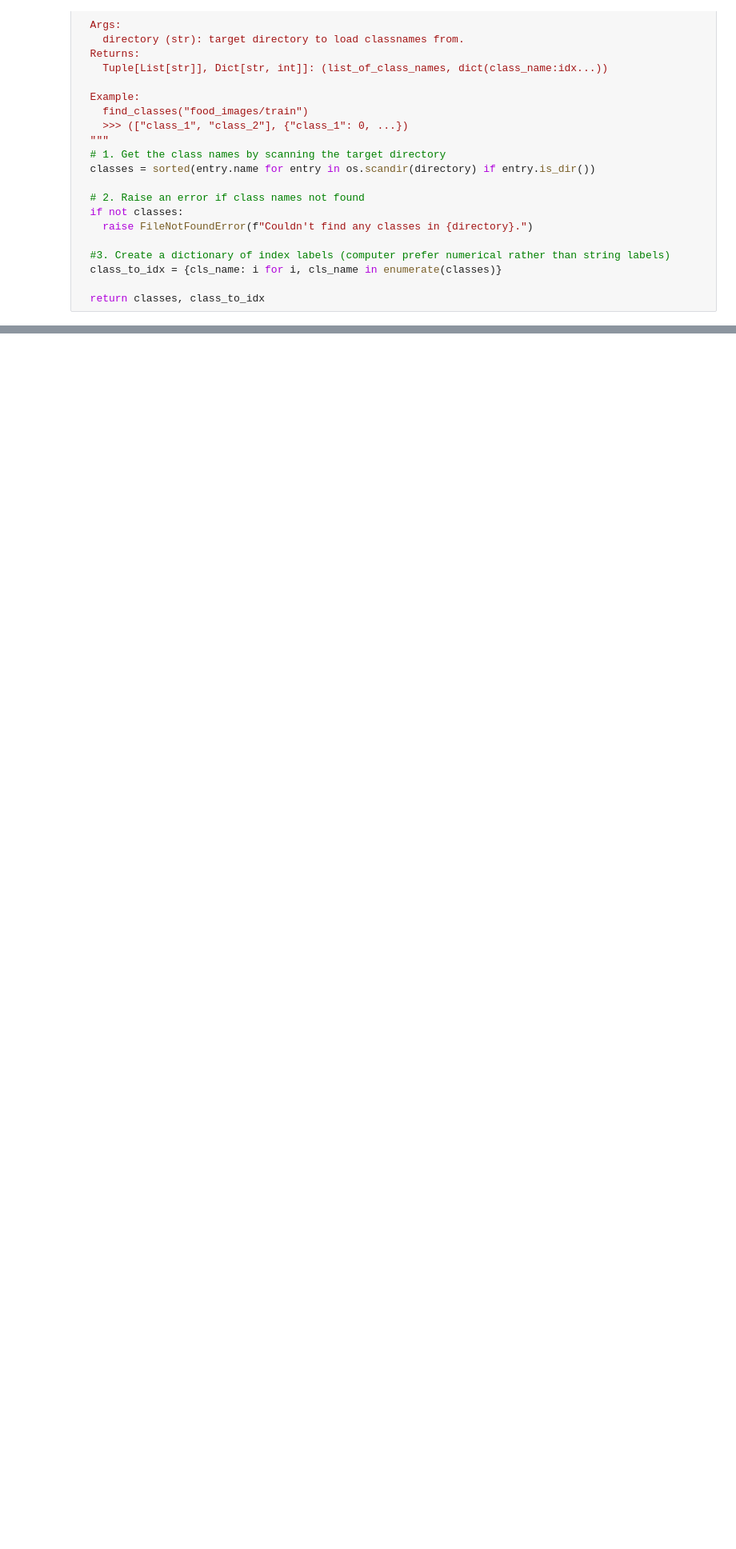
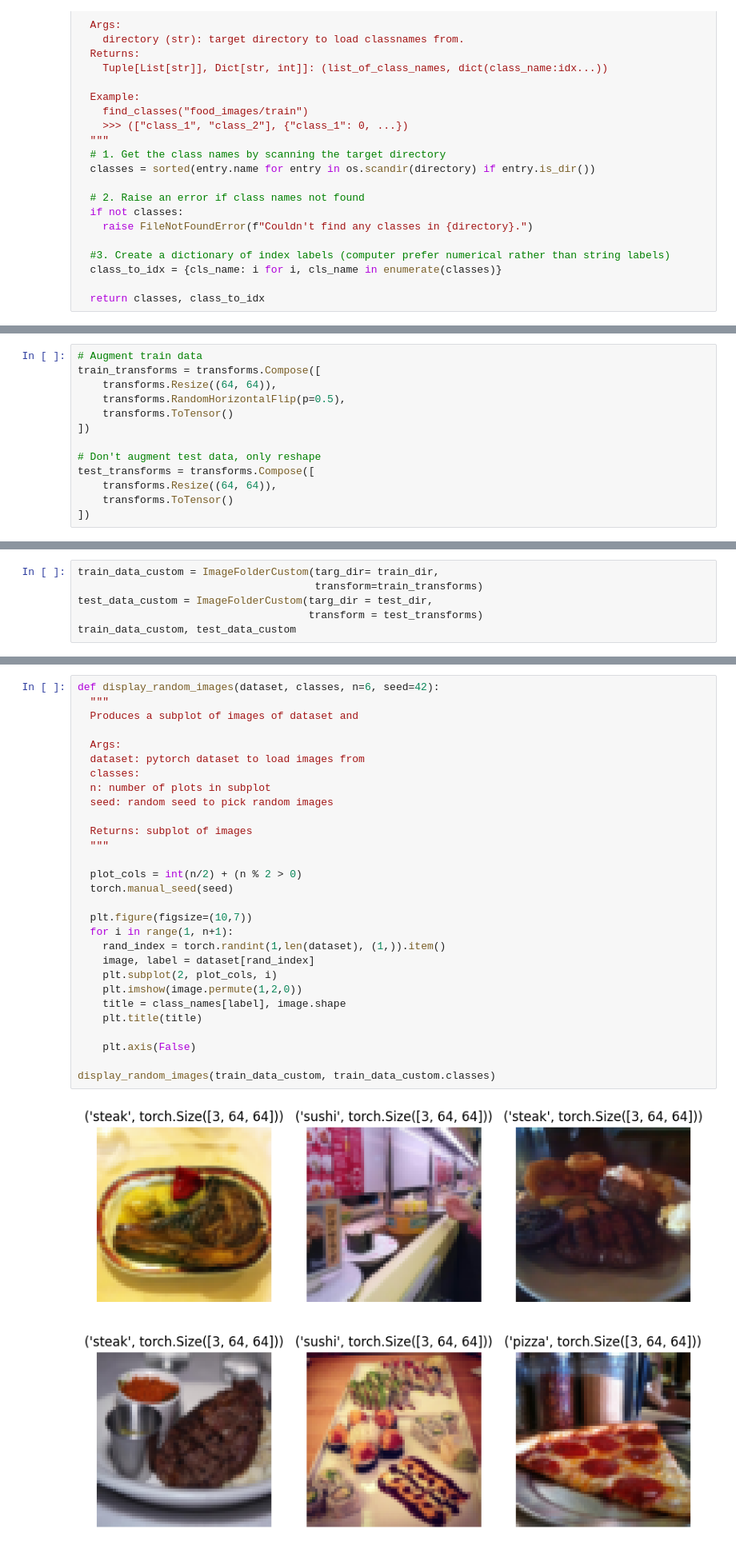
Before and after one commit to lnsayer/udemy_ml_course, a Jupyter notebook: 04_PyTorch_Custom_Datasets.ipynb, the cells around one changed output, grey strips where cells are left out. Shown at 80% size. Saved outputs shown, nothing was run; the diff lists cells and outputs as text; blank space fills up the shorter version.

```diff
--- a/04_PyTorch_Custom_Datasets.ipynb
+++ b/04_PyTorch_Custom_Datasets.ipynb
@@ -397,0 +443,13 @@ find_classes(train_dir)
+# %%
+# Augment train data
+train_transforms = transforms.Compose([
+    transforms.Resize((64, 64)),
+    transforms.RandomHorizontalFlip(p=0.5),
+    transforms.ToTensor()
+])
+
+# Don't augment test data, only reshape
+test_transforms = transforms.Compose([
+    transforms.Resize((64, 64)),
+    transforms.ToTensor()
+])
@@ -397,0 +458,6 @@ find_classes(train_dir)
+# %%
+train_data_custom = ImageFolderCustom(targ_dir= train_dir,
+                                      transform=train_transforms)
+test_data_custom = ImageFolderCustom(targ_dir = test_dir,
+                                     transform = test_transforms)
+train_data_custom, test_data_custom
@@ -397,0 +500,31 @@ find_classes(train_dir)
+# %%
+def display_random_images(dataset, classes, n=6, seed=42):
+  """
+  Produces a subplot of images of dataset and
+
+  Args:
+  dataset: pytorch dataset to load images from
+  classes:
+  n: number of plots in subplot
+  seed: random seed to pick random images
+
+  Returns: subplot of images
+  """
+
+  plot_cols = int(n/2) + (n % 2 > 0)
+  torch.manual_seed(seed)
+
+  plt.figure(figsize=(10,7))
+  for i in range(1, n+1):
+    rand_index = torch.randint(1,len(dataset), (1,)).item()
+    image, label = dataset[rand_index]
+    plt.subplot(2, plot_cols, i)
+    plt.imshow(image.permute(1,2,0))
+    title = class_names[label], image.shape
+    plt.title(title)
+
+    plt.axis(False)
+
+display_random_images(train_data_custom, train_data_custom.classes)
+# %% [output]
+[figure, added]
```
Also changed, not shown: parts of 18 cells of this notebook.
